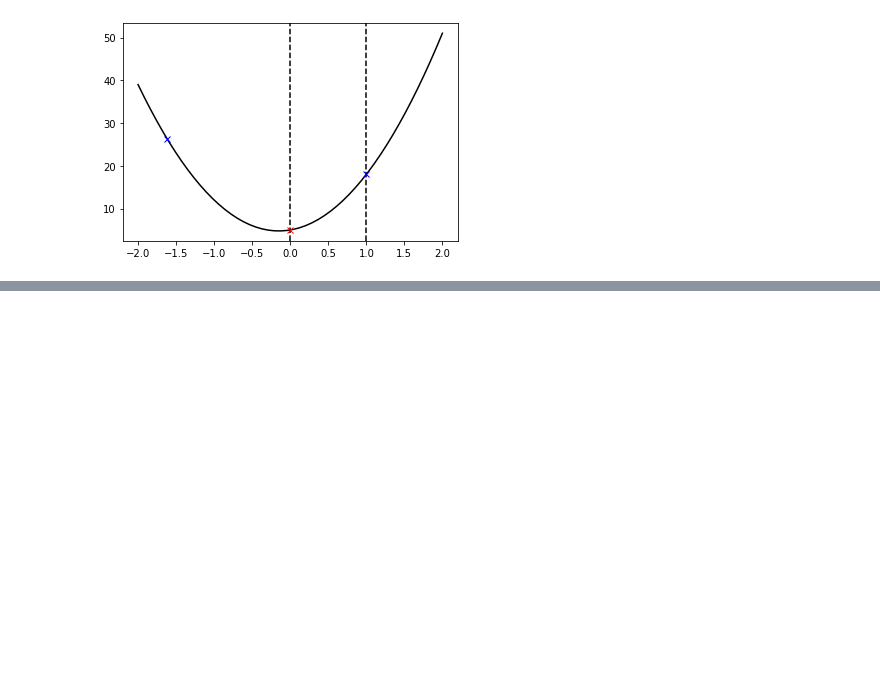
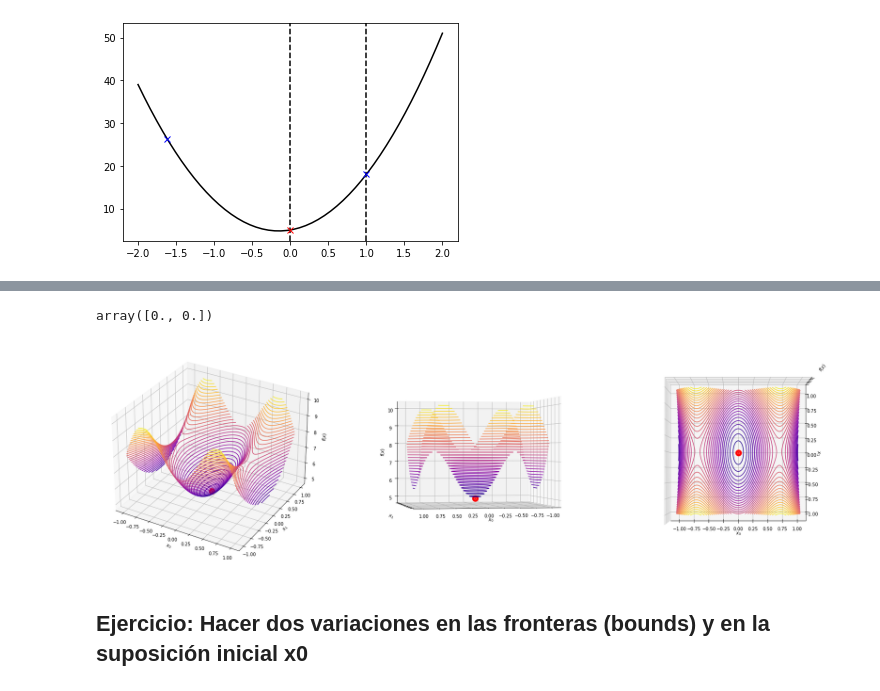
Before and after one commit to igomezv/ComputoEvolutivo, a Jupyter notebook: 6_0_Optimización.ipynb, the cells around one changed output, grey strips where cells are left out. Saved outputs shown, nothing was run; the diff lists cells and outputs as text; code cells hidden in the pictures; blank space fills up the shorter version.

```diff
--- a/6_0_Optimización.ipynb
+++ b/6_0_Optimización.ipynb
@@ -69,3 +82,58 @@ Total Evaluations n: 14
+# %%
+# Starting point
+x_start = np.array([0.2, 0.2])
+# x_start = np.array([0.5, 0.5])
+
+lim = [0.25, 0.30, 0.75, 0.8]
+
+bounds = Bounds([lim[0], lim[1]],  # [min x0, min x1]
+                [lim[2], lim[3]])  # [max x0, max x1]
+
+# Optimization
+result = minimize(f, x0=x_start, method='trust-constr', jac=df, bounds=None)
+
+result.x.round(3)
+# %% [output]
+array([0., 0.])
+# %%
+# Minimum from unconstrained optimization
+min_x0, min_x1 = np.meshgrid(result.x[0], result.x[1])
+min_z = f(np.stack([min_x0, min_x1]))
+
+# Plot
+fig = plt.figure(figsize=(30, 20))
+
+# First subplot
+ax = fig.add_subplot(1, 3, 1, projection='3d')
+ax.contour3D(X0, X1, Z, 40, cmap='plasma')
+ax.scatter(min_x0, min_x1, min_z, marker='o', color='red', linewidth=10)
+ax.set_xlabel('$x_{0}$')
+ax.set_ylabel('$x_{1}$')
+ax.set_zlabel('$f(x)$')
+
+# Second subplot
+ax = fig.add_subplot(1, 3, 2, projection='3d')
+ax.contour3D(X0, X1, Z, 40, cmap='plasma')
+ax.scatter(min_x0, min_x1, min_z, marker='o', color='red', linewidth=10)
+ax.set_xlabel('$x_{0}$')
+ax.set_ylabel('$x_{1}$')
+ax.set_zlabel('$f(x)$')
+ax.axes.yaxis.set_ticklabels([])
+ax.view_init(0, 80)
+
+# Third subplot
+ax = fig.add_subplot(1, 3, 3, projection='3d')
+ax.contour3D(X0, X1, Z, 40, cmap='plasma')
+ax.scatter(min_x0, min_x1, min_z, marker='o', color='red', linewidth=10)
+ax.set_xlabel('$x_{0}$')
+ax.set_ylabel('$x_{1}$')
+ax.set_zlabel('$f(x)$')
+ax.axes.zaxis.set_ticklabels([])
+ax.view_init(89, -90)
+# %% [output]
+[figure, added]
+# %% [markdown]
+## Ejercicio: Hacer dos variaciones en las fronteras (bounds) y en la suposición inicial x0
 # %% [markdown]
 ## Algunas desventajas de los métodos de scipy.optimize
 
```
Also changed, not shown: parts of 10 cells of this notebook.
